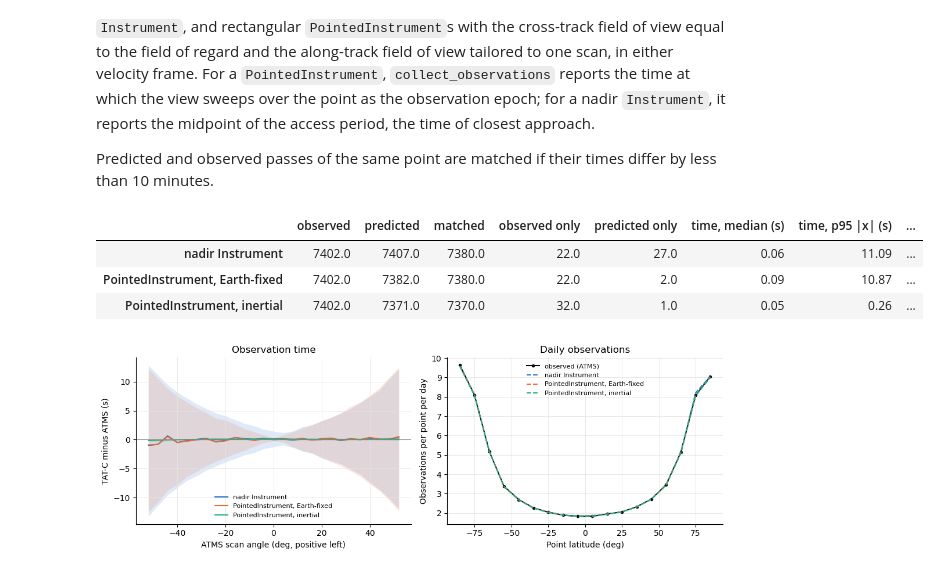
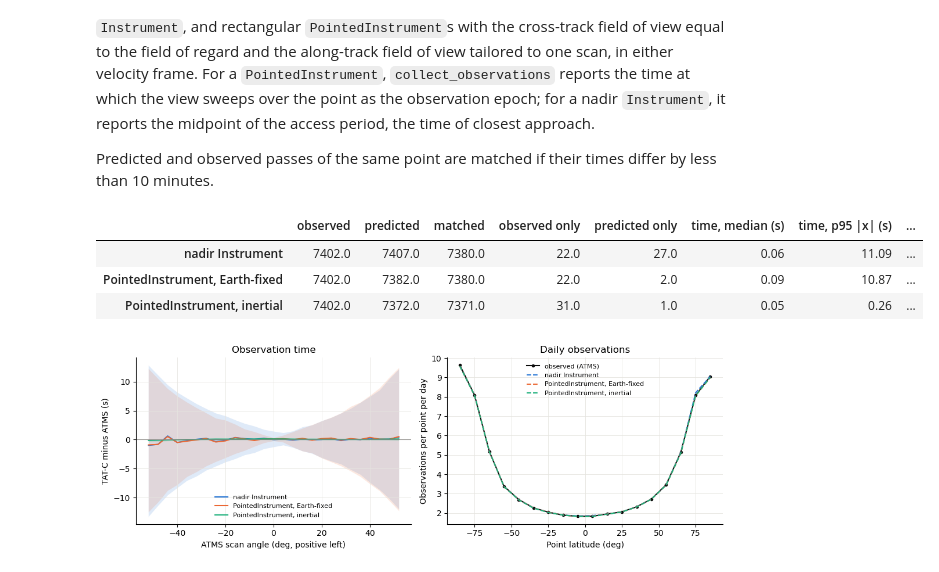
Before and after one commit to code-lab-org/tatc, a Jupyter notebook: docs/validation/ValidateImagerATMS.ipynb, the cells around one changed output. Saved outputs shown, nothing was run; the diff lists cells and outputs as text; code cells hidden in the pictures.

```diff
--- a/docs/validation/ValidateImagerATMS.ipynb
+++ b/docs/validation/ValidateImagerATMS.ipynb
@@ -128,7 +128,7 @@ from skyfield.framelib import itrs
 from tatc.analysis import collect_ground_pixels, collect_observations, compute_ground_track
 from tatc.constants import EARTH_MEAN_RADIUS, EARTH_ROTATION_RATE
 from tatc.generation import generate_points_fibonacci_lattice
-from tatc.schemas import GeneralPerturbationsOrbit, Instrument, Point, PointedInstrument, Satellite
+from tatc.schemas import Attitude, GeneralPerturbationsOrbit, Instrument, Point, PointedInstrument, Satellite
 from tatc.utils import (
     VelocityFrame,
     compute_apoapsis_radius,
@@ -156,6 +156,14 @@ beam_zenith = atms["SatelliteZenithAngle"][good].astype(float)
 
 noaa20 = Satellite(name="NOAA-20", orbit=GeneralPerturbationsOrbit.from_tle(tle))
 orbit = noaa20.orbit.to_gp_orbit()
+# NOAA-20 is not yaw-steered: its body (and its instruments' views) aligned with the inertial velocity
+INERTIAL = Attitude(velocity_frame=VelocityFrame.INERTIAL)
+
+
+def on_noaa20(instrument, attitude=None):
+    """NOAA-20 carrying an instrument, with an attitude."""
+    return noaa20.model_copy(update={"instruments": [instrument], "attitude": attitude})
+
 atms_pixels = PointedInstrument(
     name="ATMS",
     field_of_regard=2 * EDGE,
@@ -597,10 +602,10 @@ ground_speed = 2 * np.pi * 6371.0088e3 / orbit_period.total_seconds()  # m/s, ap
 altitude = float(np.median(sub4.elevation.m))
 
 
-def swath_area_row(instrument, time_step):
+def swath_area_row(instrument, time_step, attitude=None):
     n = int((last - first).total_seconds() // time_step)
     times = [first + timedelta(seconds=time_step * (i + 0.5)) for i in range(n)]
-    geometry = compute_ground_track(noaa20.model_copy(update={"instruments": [instrument]}), times).geometry.iloc[0]
+    geometry = compute_ground_track(on_noaa20(instrument, attitude), times).geometry.iloc[0]
     prepare(geometry)
     predicted = np.zeros(len(grid_unit), dtype=bool)
     predicted[compared] = contains_xy(geometry, lon_grid.ravel()[compared], lat_grid.ravel()[compared])
@@ -628,9 +633,9 @@ for time_step in [SCAN_PERIOD, 32, 128]:
             cross_track_field_of_view=2 * EDGE,
             along_track_field_of_view=along_fov,
             is_rectangular=True,
-            velocity_frame=VelocityFrame.INERTIAL,
         ),
         time_step,
+        INERTIAL,
     )
 observed4 = observed4.reshape(lat_grid.shape)
 pd.DataFrame(swath_rows).T.round(3)
@@ -710,19 +715,18 @@ for p, hits in enumerate(tree5.query_ball_point(point_unit, r=2 * np.sin(60 / 63
 observed5 = pd.DataFrame(observed_rows)
 start5, end5 = t_start[0].to_pydatetime(), t_start[-1].to_pydatetime() + timedelta(seconds=SCAN_PERIOD)
 along_fov5 = np.degrees(2 * np.arctan(ground_speed * SCAN_PERIOD / 2 / altitude))
-instruments5 = {
-    "nadir Instrument": Instrument(name="ATMS", field_of_regard=2 * EDGE),
-    "PointedInstrument, Earth-fixed": PointedInstrument(
-        name="ATMS",
-        field_of_regard=2 * EDGE,
-        cross_track_field_of_view=2 * EDGE,
-        along_track_field_of_view=along_fov5,
-        is_rectangular=True,
-    ),
+pointed5 = PointedInstrument(
+    name="ATMS",
+    field_of_regard=2 * EDGE,
+    cross_track_field_of_view=2 * EDGE,
+    along_track_field_of_view=along_fov5,
+    is_rectangular=True,
+)
+satellites5 = {
+    "nadir Instrument": on_noaa20(Instrument(name="ATMS", field_of_regard=2 * EDGE)),
+    "PointedInstrument, Earth-fixed": on_noaa20(pointed5),
+    "PointedInstrument, inertial": on_noaa20(pointed5, INERTIAL),
 }
-instruments5["PointedInstrument, inertial"] = instruments5["PointedInstrument, Earth-fixed"].model_copy(
-    update={"velocity_frame": VelocityFrame.INERTIAL}
-)
 
 
 def match(predicted):
@@ -735,36 +739,35 @@ def match(predicted):
     )
     return merged
 
 
 predicted5, matched5, rows5 = {}, {}, {}
-for name, instrument in instruments5.items():
-    satellite = noaa20.model_copy(update={"instruments": [instrument]})
+for name, satellite in satellites5.items():
     predicted5[name] = pd.concat(
         [
             collect_observations(Point(latitude=g.y, longitude=g.x), satellite, start5, end5).assign(point_id=p)
             for p, g in enumerate(points5.geometry)
         ]
     ).reset_index(drop=True)
     matched5[name] = match(predicted5[name])
     hit = matched5[name].epoch.notna()
     dt = (matched5[name].epoch - matched5[name].time).dt.total_seconds()[hit]
     rows5[name] = {
         "observed": len(observed5),
         "predicted": len(predicted5[name]),
         "matched": int(hit.sum()),
         "observed only": int((~hit).sum()),
         "predicted only": len(predicted5[name]) - int(hit.sum()),
         "time, median (s)": np.median(dt),
         "time, p95 |x| (s)": np.percentile(np.abs(dt), 95),
         "elevation, median (deg)": np.median((matched5[name].sat_alt - matched5[name].elevation)[hit]),
         "elevation, p95 |x| (deg)": np.percentile(np.abs(matched5[name].sat_alt - matched5[name].elevation)[hit], 95),
     }
 pd.DataFrame(rows5).T.round(2)
 # %% [output]
 |  | observed | predicted | matched | observed only | predicted only | time, median (s) | time, p95 |x| (s) | ... |
 | nadir Instrument | 7402.0 | 7407.0 | 7380.0 | 22.0 | 27.0 | 0.06 | 11.09 | ... |
 | PointedInstrument, Earth-fixed | 7402.0 | 7382.0 | 7380.0 | 22.0 | 2.0 | 0.09 | 10.87 | ... |
-| PointedInstrument, inertial | 7402.0 | 7371.0 | 7370.0 | 32.0 | 1.0 | 0.05 | 0.26 | ... |
+| PointedInstrument, inertial | 7402.0 | 7372.0 | 7371.0 | 31.0 | 1.0 | 0.05 | 0.26 | ... |
 # %%
 fig, axes = plt.subplots(1, 2, figsize=(11, 3.8))
 edges5 = np.arange(-54, 55, 4)
```
Also changed, not shown: parts of 5 cells of this notebook, 10 other files.
